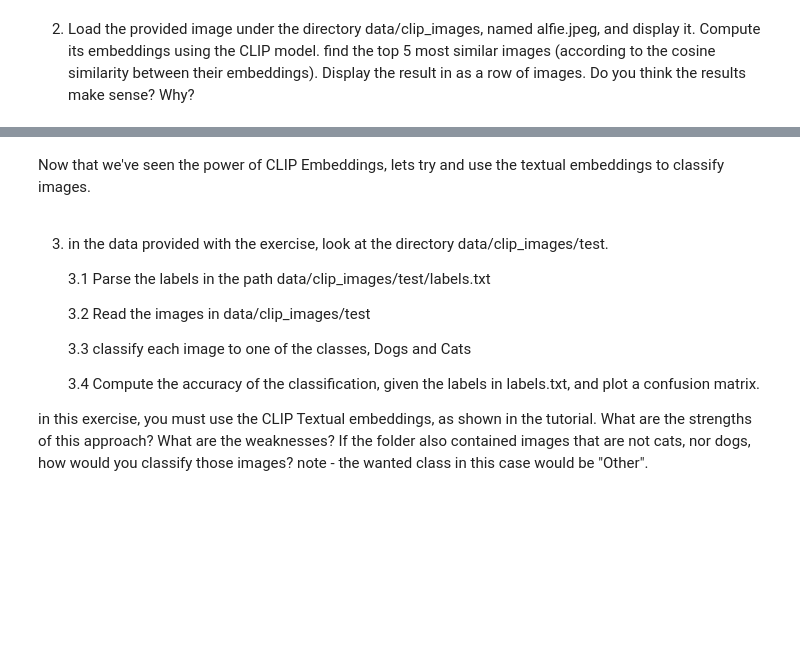
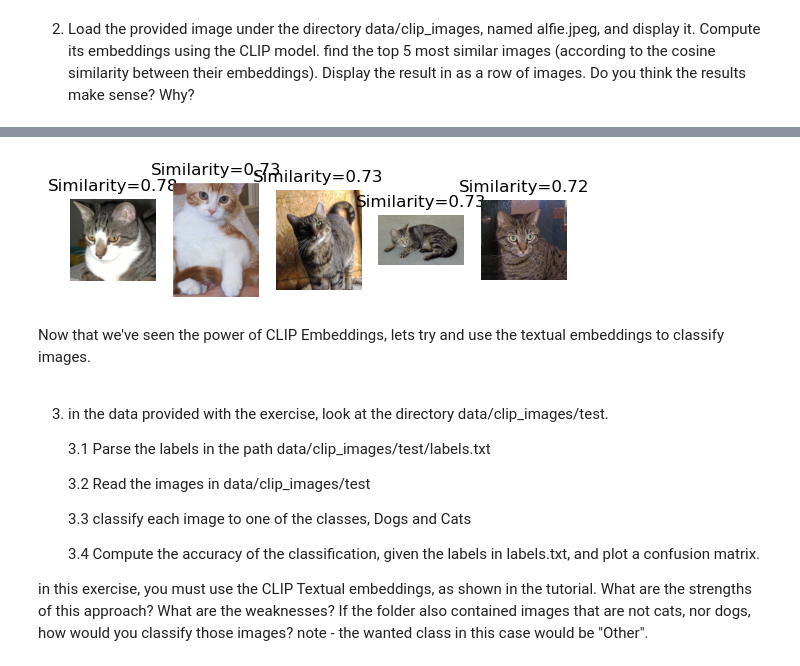
Before and after one commit to oronbar/046746---Algorithms-and-Applications-in-Computer-Vision, a Jupyter notebook: hw1_classification_foundation_models/ee046746_hw2_classification_foundation_models.ipynb, the cells around one changed output, grey strips where cells are left out. Drawn from its saved outputs; the diff is of its cells as text; code cells hidden in the pictures; blank space fills up the shorter version.

```diff
--- a/hw1_classification_foundation_models/ee046746_hw2_classification_foundation_models.ipynb
+++ b/hw1_classification_foundation_models/ee046746_hw2_classification_foundation_models.ipynb
@@ -208,3 +248,14 @@ os.walk()
+# %%
+similarities = cosine_similarity(alfie_embedding.cpu().numpy(), images_embedding)[0]
+best_members = np.argsort(similarities)[-5:][::-1]
+for i,member in enumerate(best_members):
+    plt.subplot(1,5,i+1)
+    member_image = load_image(paths[member])
+    plt.imshow(member_image)
+    plt.title(f'Similarity={similarities[member]:.2f}')
+    plt.axis('off')
+# %% [output]
+[figure, added]
 # %% [markdown]
 Now that we've seen the power of CLIP Embeddings, lets try and use the textual embeddings to classify images.
 # %% [markdown]
```
Also changed, not shown: parts of 6 cells of this notebook.
